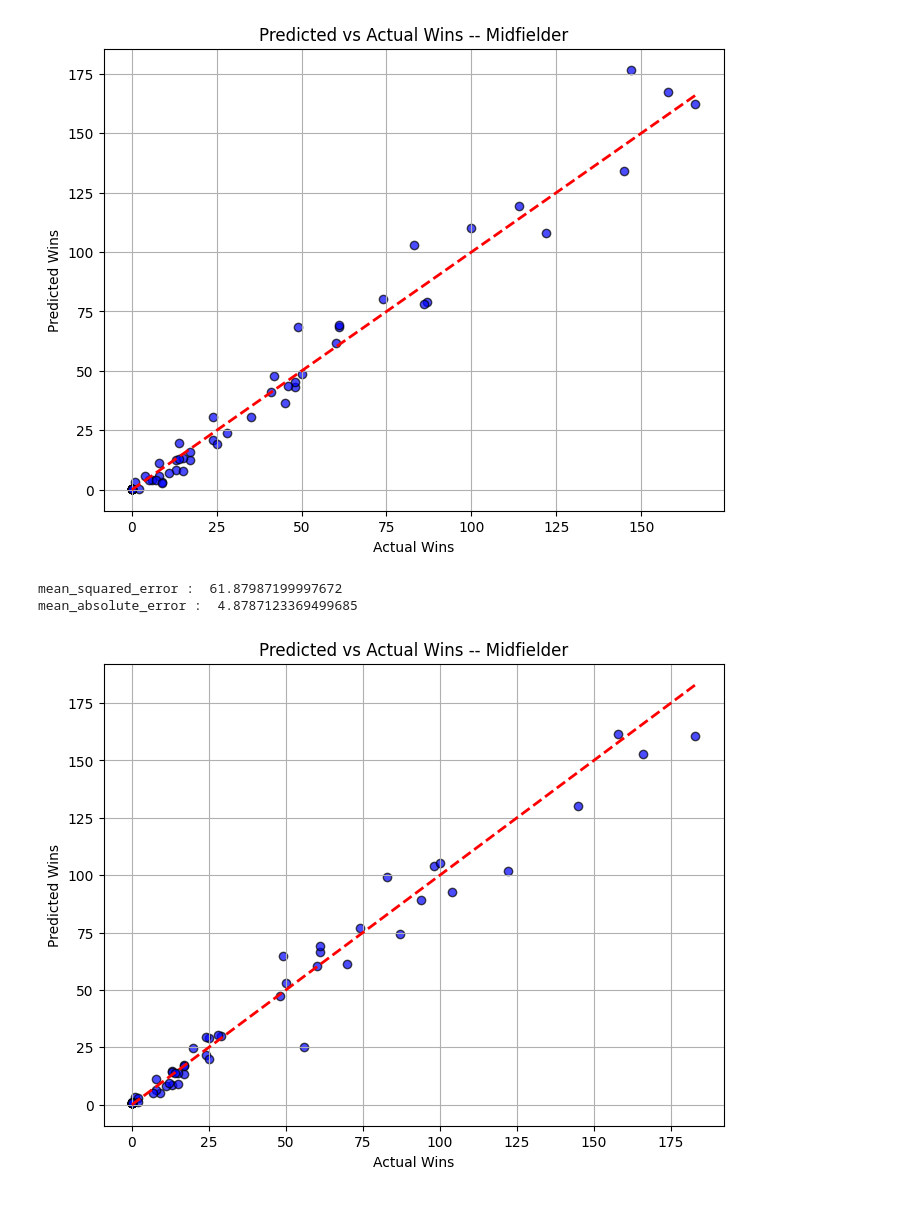
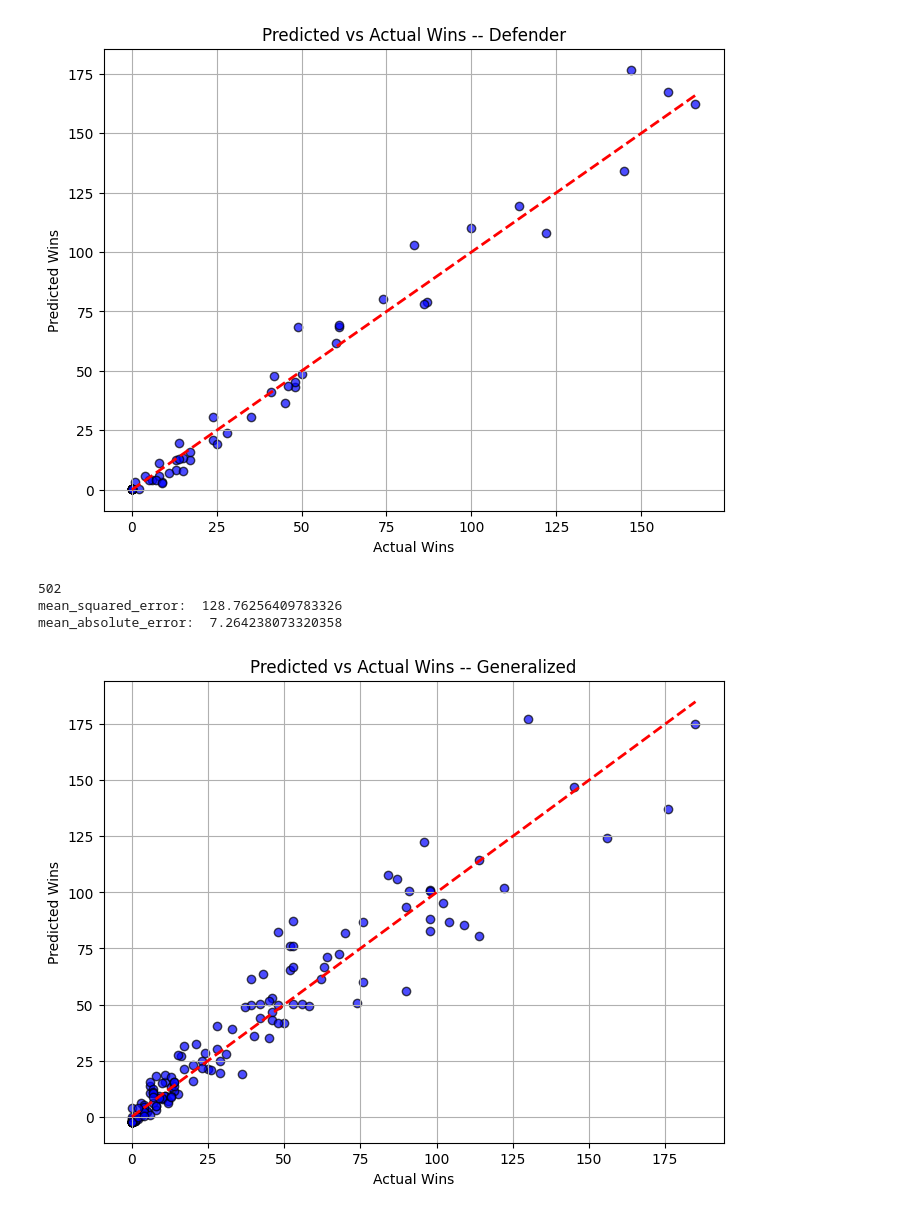
Before and after one commit to magriffy/Portfolio_Data_Analytics, a Jupyter notebook: soccer/analysis.ipynb, the cells around one changed output. Drawn from its saved outputs; the diff is of its cells as text; code cells hidden in the pictures.

Commit message:
Gen model

```diff
--- a/soccer/analysis.ipynb
+++ b/soccer/analysis.ipynb
@@ -473,31 +473,33 @@ mean_absolute_error :  4.703223115341432
 # %%
 # Appearances Passes Tackles
 g_features = ["Appearances", "Passes", "Tackles"]
 model_cleaned = df_cleaned
-model_cleaned = model_cleaned.dropna(subset=d_features + ["Wins"])
+model_cleaned = model_cleaned.dropna(subset=g_features + ["Wins"])
+print(len(model_cleaned))
 
-X = model_cleaned[d_features]
+X = model_cleaned[g_features]
 y = model_cleaned["Wins"]
 
 X_train, X_test, y_train, y_test = train_test_split(X, y, test_size=0.3, random_state=101)
 
 model = LinearRegression()
 model.fit(X_train, y_train)
 
 predictions = model.predict(X_test)
 print('mean_squared_error: ', mean_squared_error(y_test, predictions))
 print('mean_absolute_error: ', mean_absolute_error(y_test, predictions))
 
 # Scatter plot of predicted vs actual values
 plt.figure(figsize=(8, 6))
 plt.scatter(y_test, predictions, alpha=0.7, color="blue", edgecolor="k")
 plt.plot([y_test.min(), y_test.max()], [y_test.min(), y_test.max()], '--r', linewidth=2)
 plt.title("Predicted vs Actual Wins -- Generalized")
 plt.xlabel("Actual Wins")
 plt.ylabel("Predicted Wins")
 plt.grid(True)
 plt.show()
 # %% [output]
-mean_squared_error :  61.87987199997672
-mean_absolute_error :  4.8787123369499685
+502
+mean_squared_error:  128.76256409783326
+mean_absolute_error:  7.264238073320358
-[figure, old version]
+[figure, new version]
```
Also changed, not shown: parts of 2 cells of this notebook.
